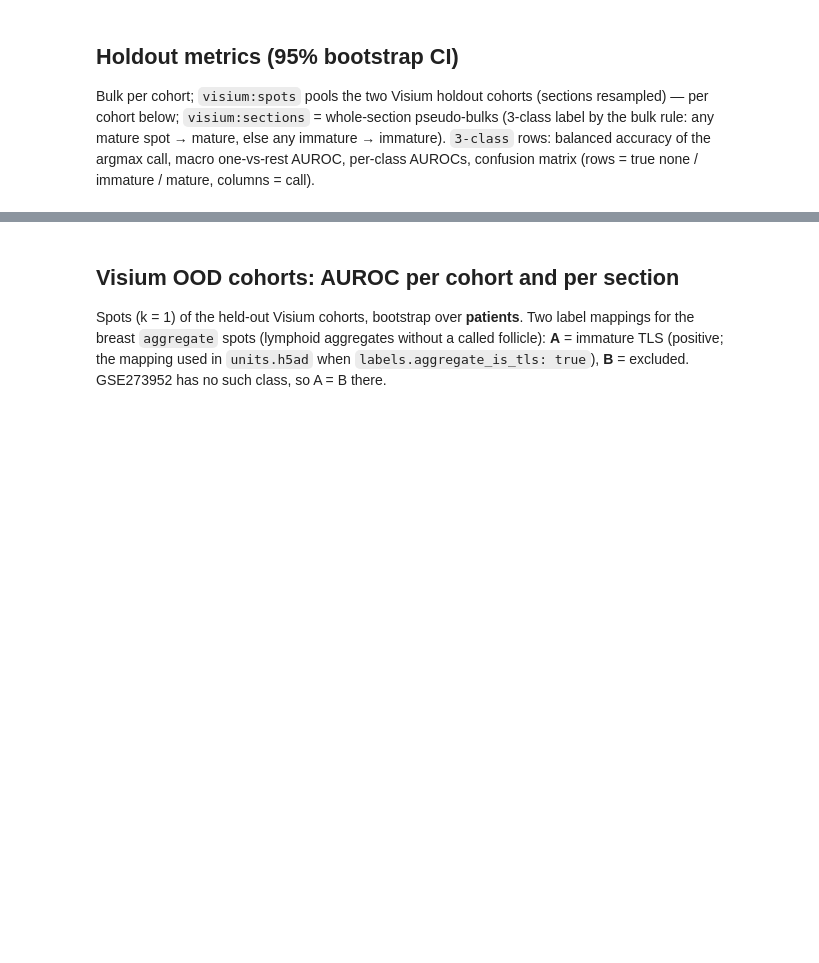
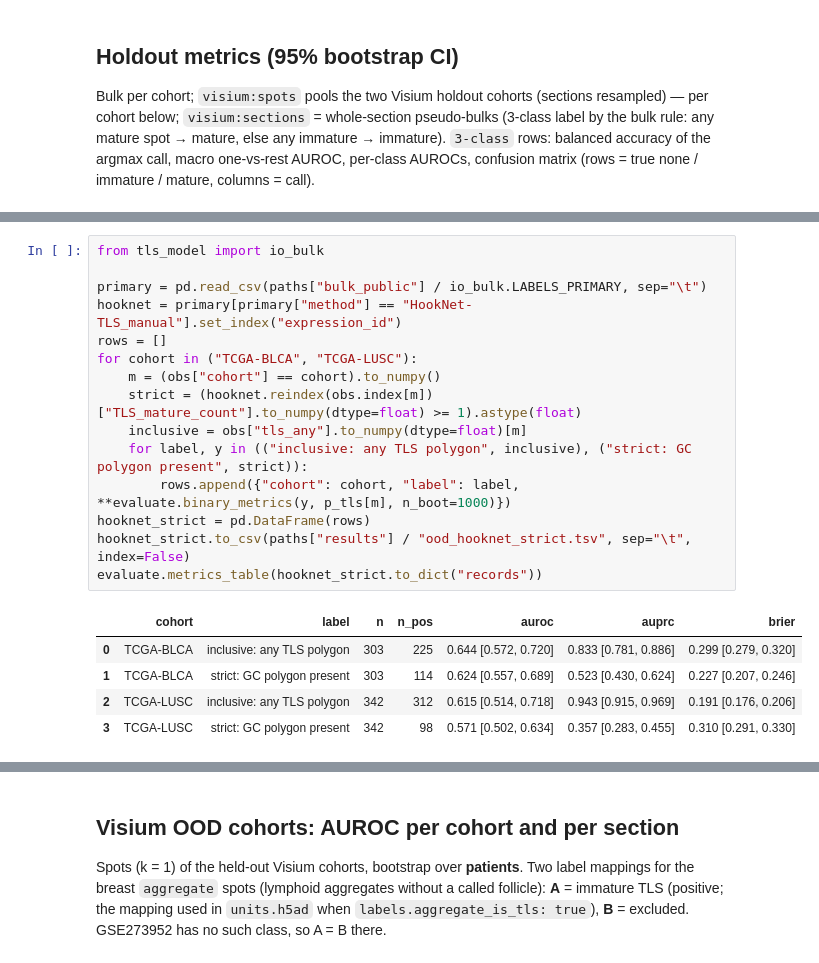
Before and after one commit to onion-42/tls-spatial-bulk, a Jupyter notebook: notebooks/04_predict_ood.ipynb, the cells around one changed output, grey strips where cells are left out. Drawn from its saved outputs; the diff is of its cells as text; blank space fills up the shorter version.

```diff
--- a/notebooks/04_predict_ood.ipynb
+++ b/notebooks/04_predict_ood.ipynb
@@ -93,0 +104,21 @@ evaluate.metrics_table(ood.to_dict("records"))
+# %%
+from tls_model import io_bulk
+
+primary = pd.read_csv(paths["bulk_public"] / io_bulk.LABELS_PRIMARY, sep="\t")
+hooknet = primary[primary["method"] == "HookNet-TLS_manual"].set_index("expression_id")
+rows = []
+for cohort in ("TCGA-BLCA", "TCGA-LUSC"):
+    m = (obs["cohort"] == cohort).to_numpy()
+    strict = (hooknet.reindex(obs.index[m])["TLS_mature_count"].to_numpy(dtype=float) >= 1).astype(float)
+    inclusive = obs["tls_any"].to_numpy(dtype=float)[m]
+    for label, y in (("inclusive: any TLS polygon", inclusive), ("strict: GC polygon present", strict)):
+        rows.append({"cohort": cohort, "label": label, **evaluate.binary_metrics(y, p_tls[m], n_boot=1000)})
+hooknet_strict = pd.DataFrame(rows)
+hooknet_strict.to_csv(paths["results"] / "ood_hooknet_strict.tsv", sep="\t", index=False)
+evaluate.metrics_table(hooknet_strict.to_dict("records"))
+# %% [output]
+|  | cohort | label | n | n_pos | auroc | auprc | brier |
+| 0 | TCGA-BLCA | inclusive: any TLS polygon | 303 | 225 | 0.644 [0.572, 0.720] | 0.833 [0.781, 0.886] | 0.299 [0.279, 0.320] |
+| 1 | TCGA-BLCA | strict: GC polygon present | 303 | 114 | 0.624 [0.557, 0.689] | 0.523 [0.430, 0.624] | 0.227 [0.207, 0.246] |
+| 2 | TCGA-LUSC | inclusive: any TLS polygon | 342 | 312 | 0.615 [0.514, 0.718] | 0.943 [0.915, 0.969] | 0.191 [0.176, 0.206] |
+| 3 | TCGA-LUSC | strict: GC polygon present | 342 | 98 | 0.571 [0.502, 0.634] | 0.357 [0.283, 0.455] | 0.310 [0.291, 0.330] |
```
Also changed, not shown: parts of 9 cells of this notebook, 18 other files.
